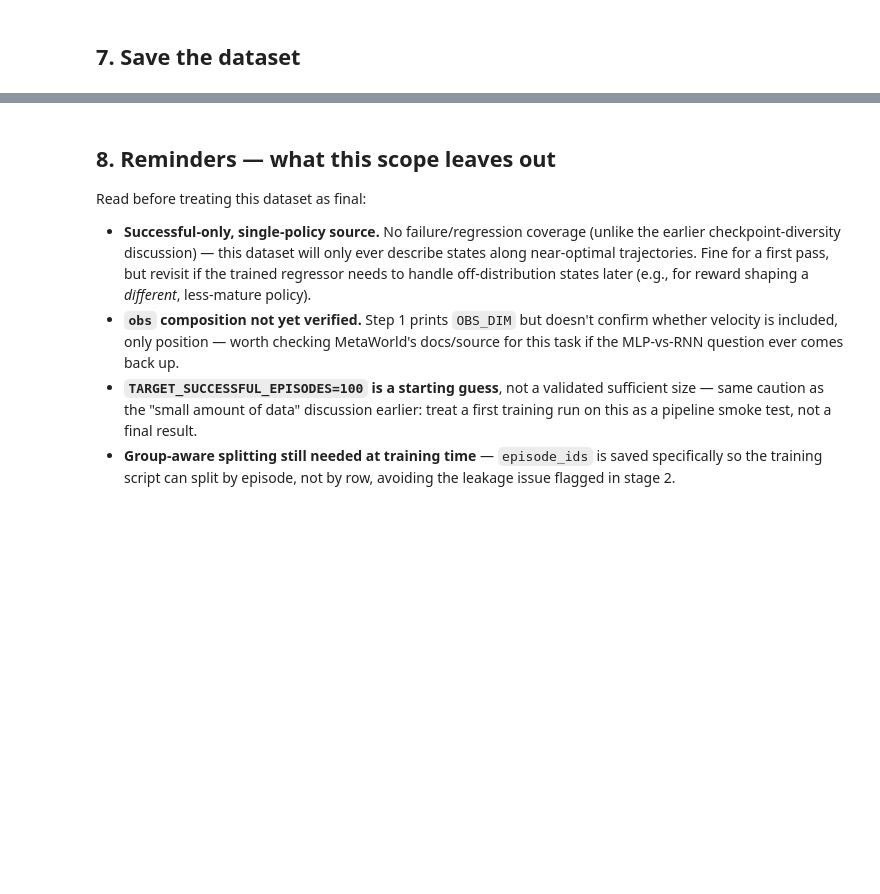
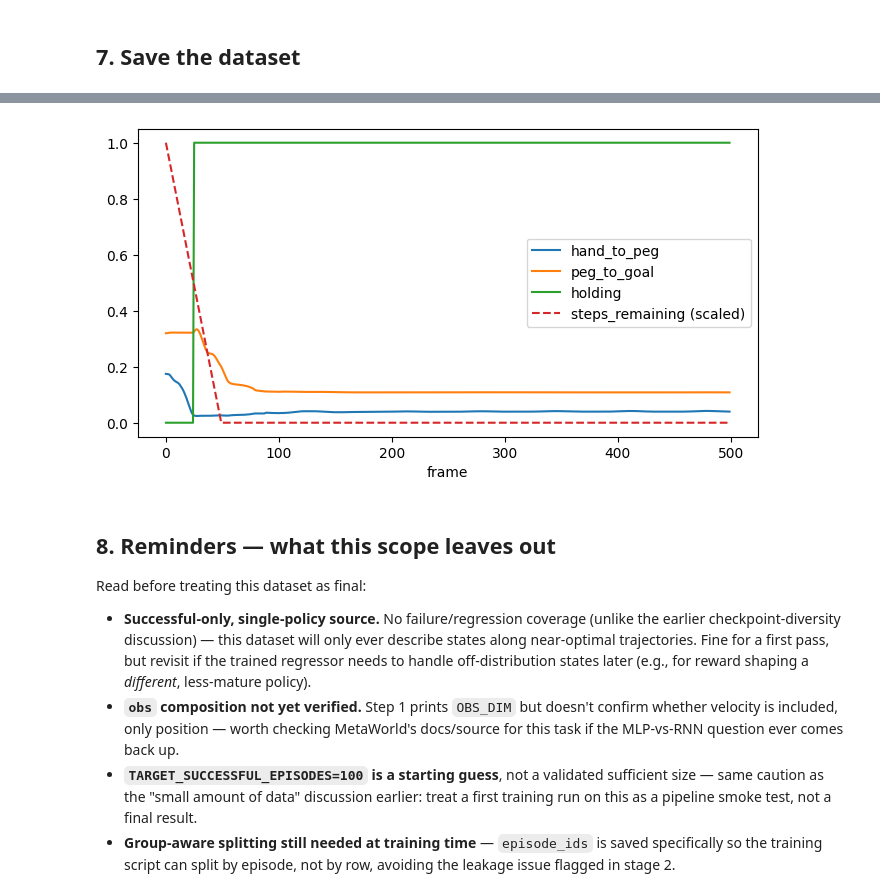
Before and after one commit to Allen-ENGI/peg_insertion, a Jupyter notebook: state_space_dataset_collection.ipynb, the cells around one changed output, grey strips where cells are left out. Drawn from its saved outputs; the diff is of its cells as text; code cells hidden in the pictures; blank space fills up the shorter version.

```diff
--- a/state_space_dataset_collection.ipynb
+++ b/state_space_dataset_collection.ipynb
@@ -201,7 +243,7 @@ Post-success rows included: 51409 (previously: 0)
 # %%
 import numpy as np
 
-OUTPUT_DIR = "./data/state_space_datasetV4"
+OUTPUT_DIR = "./data/state_space_datasetV5"
 os.makedirs(OUTPUT_DIR, exist_ok=True)
 
 # Save as numpy arrays for fast loading in the training notebook
@@ -247,0 +307,6 @@ Sanity check: avg_frames_per_episode = 500.0 (~500 if uncapped post-success coll
+# %%
+d = np.load(os.path.join(OUTPUT_DIR, "dataset.npz"))
+X_der, hold, eps, ys = d["X_derived"], d["holding_flags"], d["episode_ids"], d["y_steps"]
+
+print(f"X_derived shape: {X_der.shape}  (expect 10 columns)")
+print(f"holding=1 rows: {hold.sum():.0f} / {len(hold)} ({100*hold.mean():.1f}%)")
@@ -248,3 +340,15 @@ Sanity check: avg_frames_per_episode = 500.0 (~500 if uncapped post-success coll
+# %%
+# Sanity: do the derived distances behave as the task implies?
+ep0 = eps == 0
+import matplotlib.pyplot as plt
+fig, ax = plt.subplots(figsize=(8,4))
+ax.plot(X_der[ep0, 6], label="hand_to_peg")
+ax.plot(X_der[ep0, 7], label="peg_to_goal")
+ax.plot(X_der[ep0, 9], label="holding")
+ax.plot(ys[ep0] / ys[ep0].max(), "--", label="steps_remaining (scaled)")
+ax.set_xlabel("frame"); ax.legend(); plt.show()
+# %% [output]
+[figure, added]
 # %% [markdown]
 ## 8. Reminders — what this scope leaves out
 
```
Also changed, not shown: parts of 5 cells of this notebook, 9 other files.
